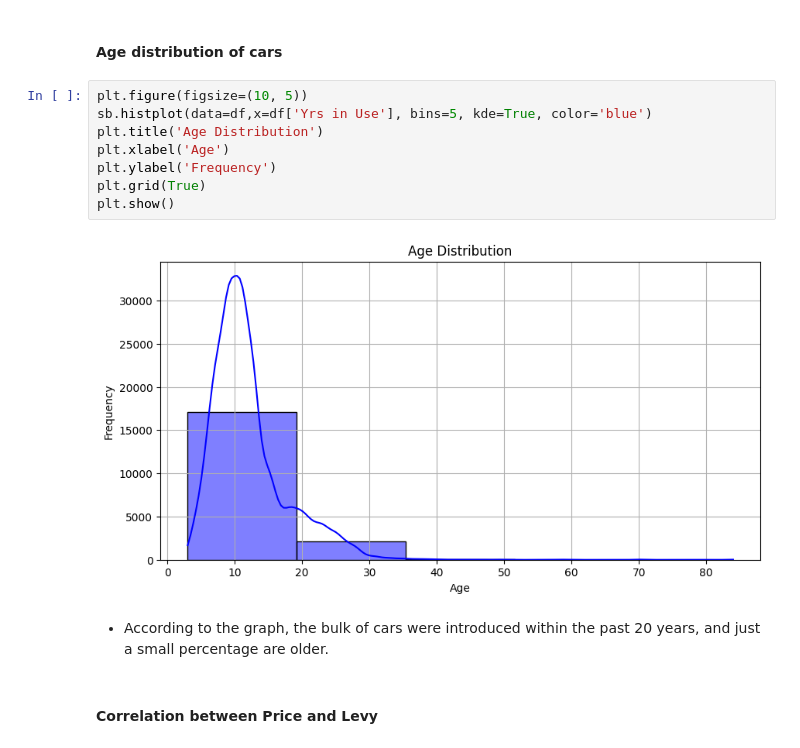
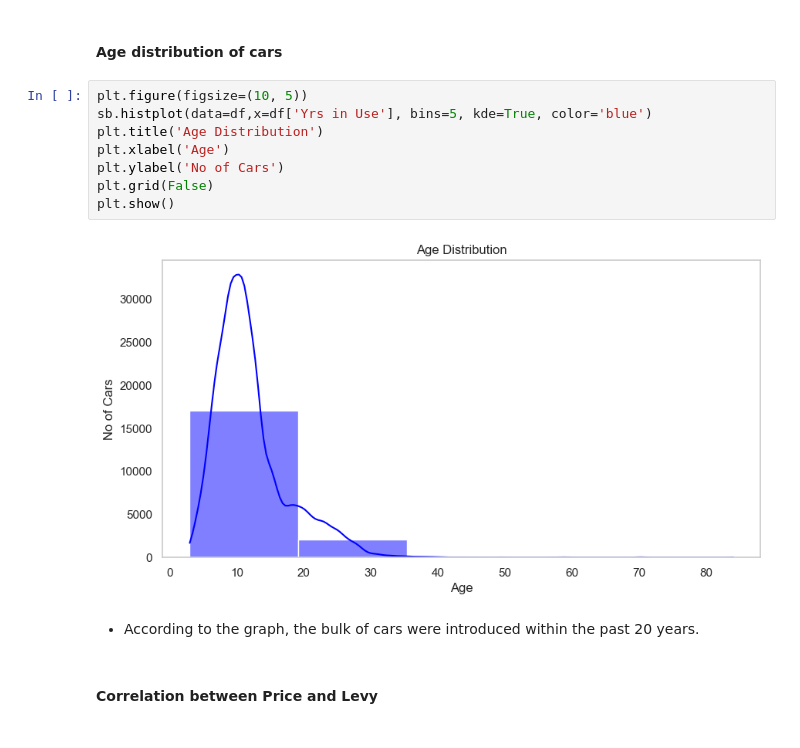
Before and after one commit to Utkarsh11-git/EDA_Car_Price_Python-, a Jupyter notebook: EDA_Car_Price.ipynb, the cells around one changed output. Saved outputs shown, nothing was run; the diff lists cells and outputs as text.

```diff
--- a/EDA_Car_Price.ipynb
+++ b/EDA_Car_Price.ipynb
@@ -240,15 +240,15 @@ plt.show()
 # %%
 plt.figure(figsize=(10, 5))
 sb.histplot(data=df,x=df['Yrs in Use'], bins=5, kde=True, color='blue')
 plt.title('Age Distribution')
 plt.xlabel('Age')
-plt.ylabel('Frequency')
-plt.grid(True)
+plt.ylabel('No of Cars')
+plt.grid(False)
 plt.show()
 # %% [output]
-[figure, old version]
+[figure, new version]
 # %% [markdown]
-* According to the graph, the bulk of cars were introduced within the past 20 years, and just a small percentage are older.
+* According to the graph, the bulk of cars were introduced within the past 20 years.
 # %% [markdown]
 #### Correlation between Price and Levy
 # %%
```
Also changed, not shown: parts of 4 cells of this notebook.
